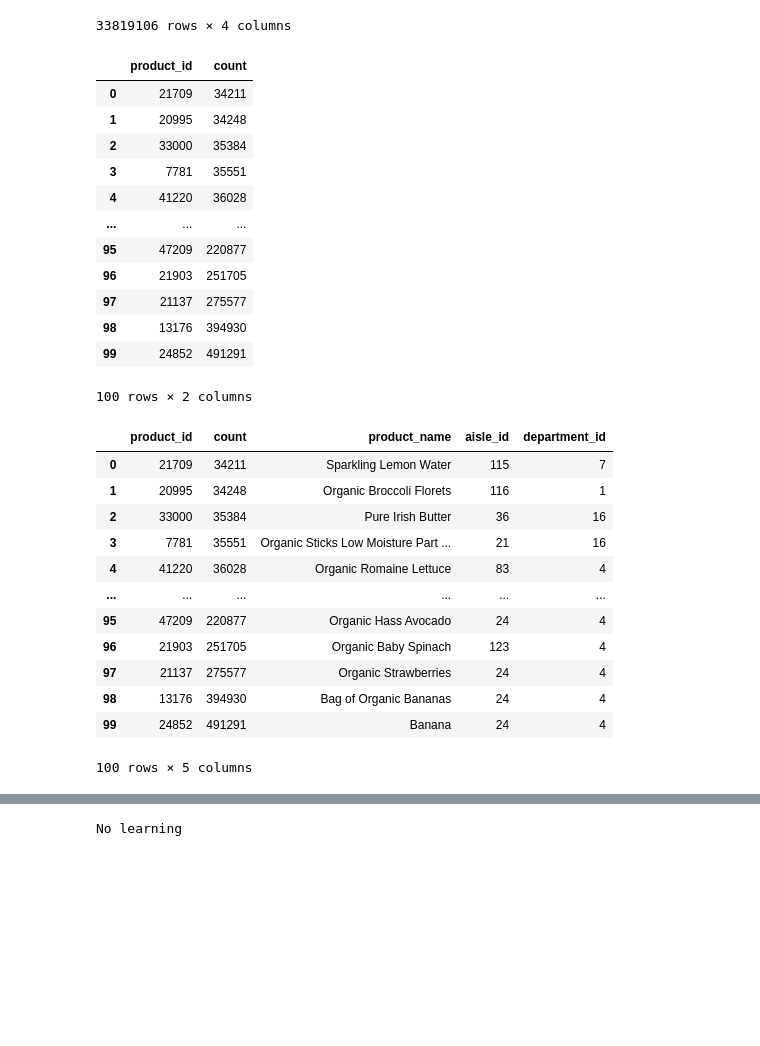
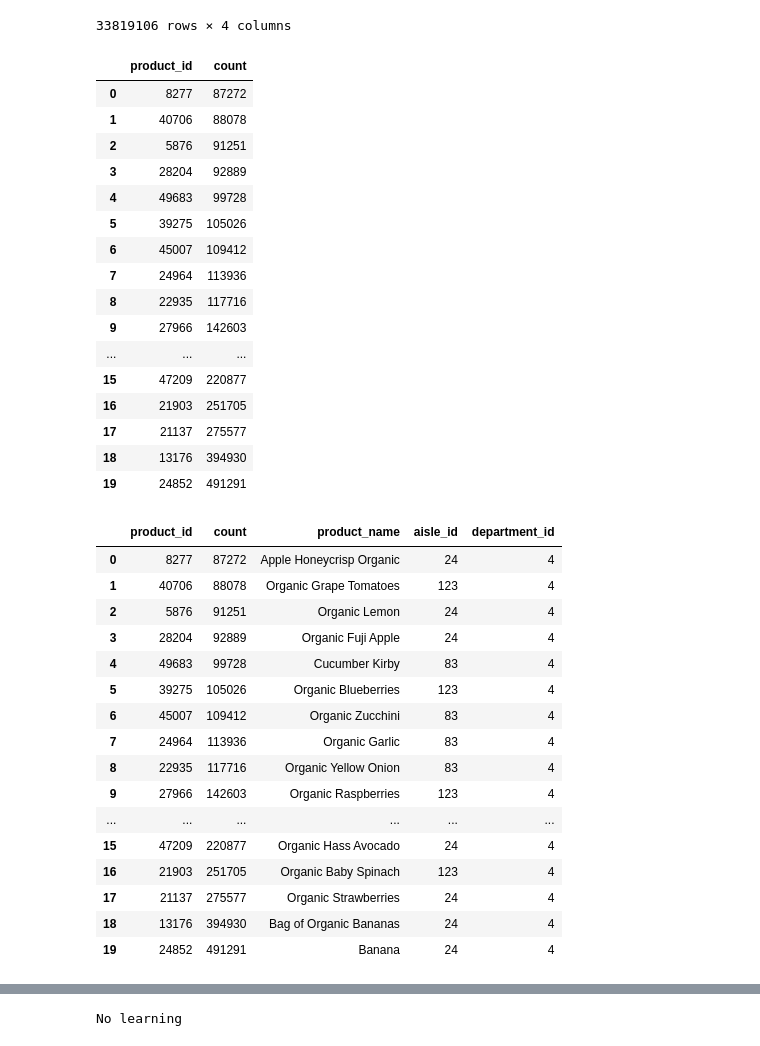
Before and after one commit to EDSEDA/recomendation, a Jupyter notebook: notebooks/0-0-1.ipynb, the cells around one changed output, grey strips where cells are left out. Cells and saved outputs as stored; diff of their text form; code cells hidden in the pictures; blank space fills up the shorter version.

```diff
--- a/notebooks/0-0-1.ipynb
+++ b/notebooks/0-0-1.ipynb
@@ -70,7 +71,7 @@ threading_layer: pthreads
 # %%
 data_path = '../data'
-dataset_path = path.join(data_path, 'instacart-market-basket-analysis')
-
+# dataset_path = path.join(data_path, 'instacart-market-basket-analysis')
+dataset_path = data_path
 # Маппинг user_id <-> order_id
 raw_orders = pd.read_csv(path.join(dataset_path, 'orders.csv'))
 
@@ -140,40 +141,50 @@ raw_order_products
 | 1384616 | 3421070 | 4724 | 3 | 1 |
 33819106 rows × 4 columns
 # %%
-# Подрежем количество продуктов, возьмем пока топ 1000
-top_popular_product_counts = raw_order_products.groupby('product_id').size().sort_values()[-100:].rename('count').to_frame().reset_index()
+# Подрежем количество продуктов, возьмем пока топ N продуктов
+top_products_count = 20
+top_popular_product_counts = raw_order_products.groupby('product_id').size().sort_values()[-top_products_count:].rename('count').to_frame().reset_index()
 top_popular_product_counts
 # %% [output]
 |  | product_id | count |
-| 0 | 21709 | 34211 |
-| 1 | 20995 | 34248 |
-| 2 | 33000 | 35384 |
-| 3 | 7781 | 35551 |
-| 4 | 41220 | 36028 |
+| 0 | 8277 | 87272 |
+| 1 | 40706 | 88078 |
+| 2 | 5876 | 91251 |
+| 3 | 28204 | 92889 |
+| 4 | 49683 | 99728 |
+| 5 | 39275 | 105026 |
+| 6 | 45007 | 109412 |
+| 7 | 24964 | 113936 |
+| 8 | 22935 | 117716 |
+| 9 | 27966 | 142603 |
 | ... | ... | ... |
-| 95 | 47209 | 220877 |
-| 96 | 21903 | 251705 |
-| 97 | 21137 | 275577 |
-| 98 | 13176 | 394930 |
-| 99 | 24852 | 491291 |
+| 15 | 47209 | 220877 |
+| 16 | 21903 | 251705 |
+| 17 | 21137 | 275577 |
+| 18 | 13176 | 394930 |
+| 19 | 24852 | 491291 |
-100 rows × 2 columns
 # %%
 products = top_popular_product_counts.merge(raw_products, how='left', on='product_id')
+products[['product_id', 'product_name']].to_csv('used_products.csv', index=False)
 products
 # %% [output]
 |  | product_id | count | product_name | aisle_id | department_id |
-| 0 | 21709 | 34211 | Sparkling Lemon Water | 115 | 7 |
-| 1 | 20995 | 34248 | Organic Broccoli Florets | 116 | 1 |
-| 2 | 33000 | 35384 | Pure Irish Butter | 36 | 16 |
-| 3 | 7781 | 35551 | Organic Sticks Low Moisture Part ... | 21 | 16 |
-| 4 | 41220 | 36028 | Organic Romaine Lettuce | 83 | 4 |
+| 0 | 8277 | 87272 | Apple Honeycrisp Organic | 24 | 4 |
+| 1 | 40706 | 88078 | Organic Grape Tomatoes | 123 | 4 |
+| 2 | 5876 | 91251 | Organic Lemon | 24 | 4 |
+| 3 | 28204 | 92889 | Organic Fuji Apple | 24 | 4 |
+| 4 | 49683 | 99728 | Cucumber Kirby | 83 | 4 |
+| 5 | 39275 | 105026 | Organic Blueberries | 123 | 4 |
+| 6 | 45007 | 109412 | Organic Zucchini | 83 | 4 |
+| 7 | 24964 | 113936 | Organic Garlic | 83 | 4 |
+| 8 | 22935 | 117716 | Organic Yellow Onion | 83 | 4 |
+| 9 | 27966 | 142603 | Organic Raspberries | 123 | 4 |
 | ... | ... | ... | ... | ... | ... |
-| 95 | 47209 | 220877 | Organic Hass Avocado | 24 | 4 |
-| 96 | 21903 | 251705 | Organic Baby Spinach | 123 | 4 |
-| 97 | 21137 | 275577 | Organic Strawberries | 24 | 4 |
-| 98 | 13176 | 394930 | Bag of Organic Bananas | 24 | 4 |
-| 99 | 24852 | 491291 | Banana | 24 | 4 |
+| 15 | 47209 | 220877 | Organic Hass Avocado | 24 | 4 |
+| 16 | 21903 | 251705 | Organic Baby Spinach | 123 | 4 |
+| 17 | 21137 | 275577 | Organic Strawberries | 24 | 4 |
+| 18 | 13176 | 394930 | Bag of Organic Bananas | 24 | 4 |
+| 19 | 24852 | 491291 | Banana | 24 | 4 |
-100 rows × 5 columns
 # %%
 order_products = products[['product_id']].merge(raw_order_products, how='left', on='product_id')
 order_products
```
Also changed, not shown: parts of 10 cells of this notebook, 1 other file.
